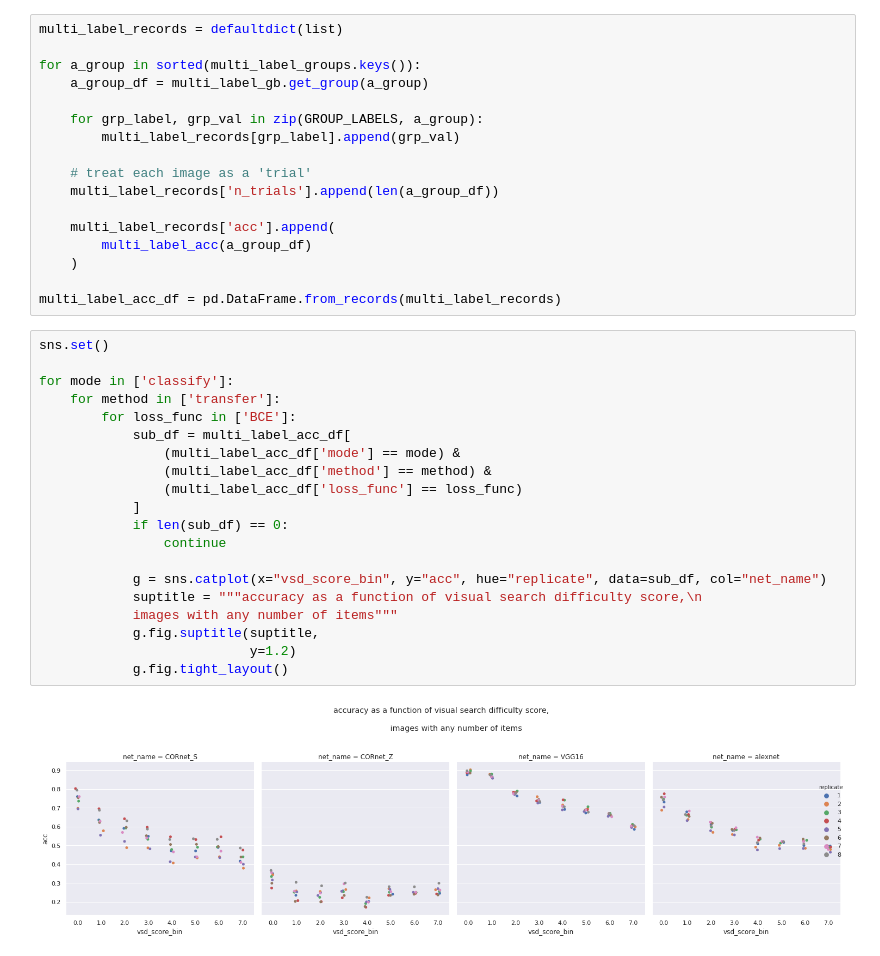
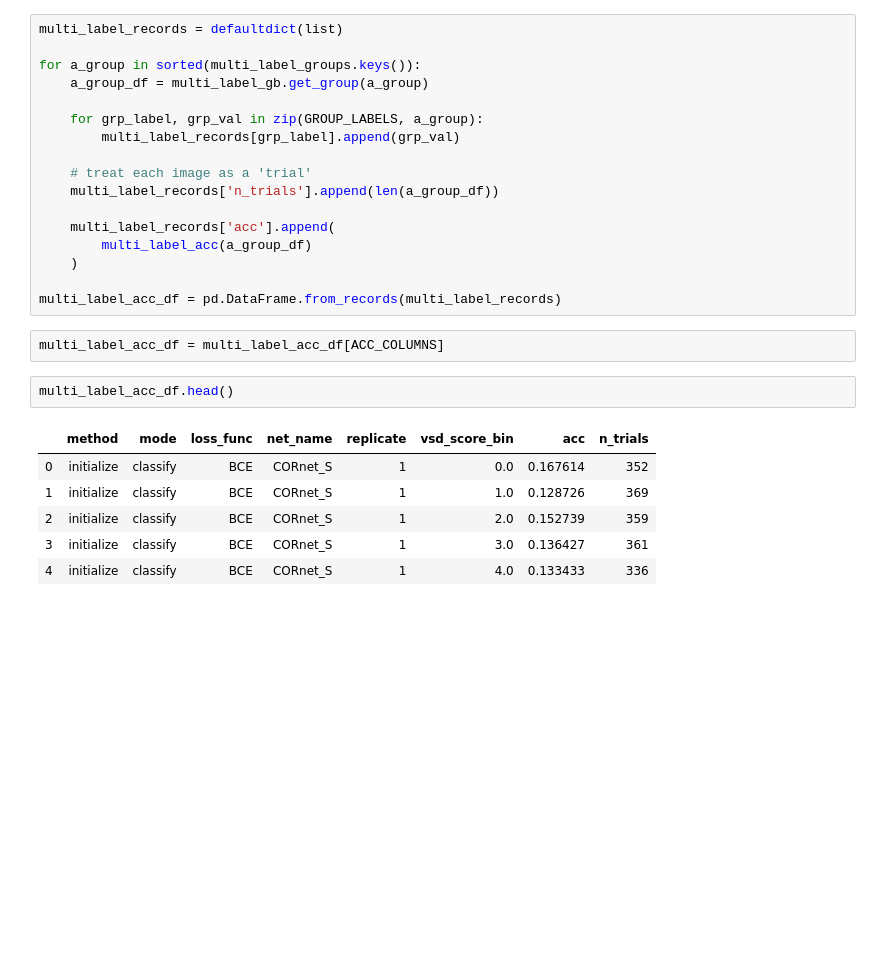
Before and after one commit to NickleDave/visual-search-nets, a Jupyter notebook: docs/notebooks/paper/VSD/03-VSD-analysis-image-acc.ipynb, the cells around one changed output. Cells and saved outputs as stored; diff of their text form; blank space fills up the shorter version.

```diff
--- a/docs/notebooks/paper/VSD/03-VSD-analysis-image-acc.ipynb
+++ b/docs/notebooks/paper/VSD/03-VSD-analysis-image-acc.ipynb
@@ -195,25 +185,14 @@ for a_group in sorted(multi_label_groups.keys()):
     )
 
 multi_label_acc_df = pd.DataFrame.from_records(multi_label_records)
-# %%
-sns.set()
-
-for mode in ['classify']:
-    for method in ['transfer']:
-        for loss_func in ['BCE']:
-            sub_df = multi_label_acc_df[
-                (multi_label_acc_df['mode'] == mode) &
-                (multi_label_acc_df['method'] == method) &
-                (multi_label_acc_df['loss_func'] == loss_func)
-            ]
-            if len(sub_df) == 0:
-                continue
-
-            g = sns.catplot(x="vsd_score_bin", y="acc", hue="replicate", data=sub_df, col="net_name")
-            suptitle = """accuracy as a function of visual search difficulty score,\n
-            images with any number of items"""
-            g.fig.suptitle(suptitle,
-                           y=1.2)
-            g.fig.tight_layout()
-# %% [output]
-[figure, removed]
+# %%
+multi_label_acc_df = multi_label_acc_df[ACC_COLUMNS]
+# %%
+multi_label_acc_df.head()
+# %% [output]
+|  | method | mode | loss_func | net_name | replicate | vsd_score_bin | acc | n_trials |
+| 0 | initialize | classify | BCE | CORnet_S | 1 | 0.0 | 0.167614 | 352 |
+| 1 | initialize | classify | BCE | CORnet_S | 1 | 1.0 | 0.128726 | 369 |
+| 2 | initialize | classify | BCE | CORnet_S | 1 | 2.0 | 0.152739 | 359 |
+| 3 | initialize | classify | BCE | CORnet_S | 1 | 3.0 | 0.136427 | 361 |
+| 4 | initialize | classify | BCE | CORnet_S | 1 | 4.0 | 0.133433 | 336 |
```
Also changed, not shown: parts of 14 cells of this notebook.
